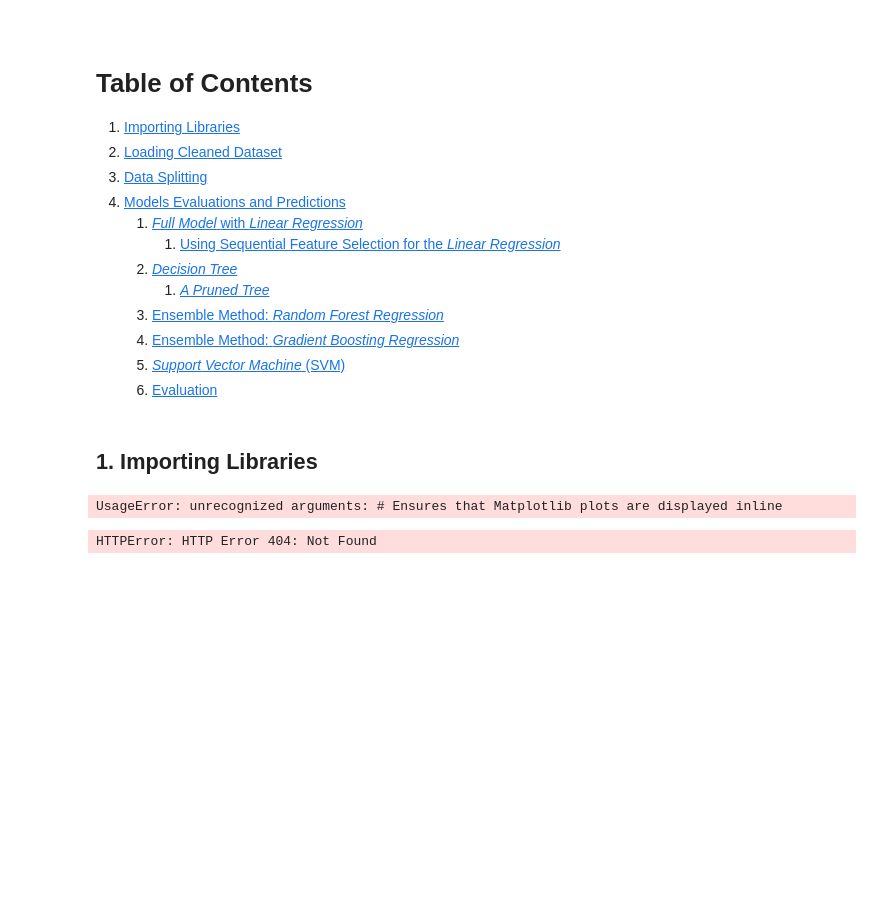
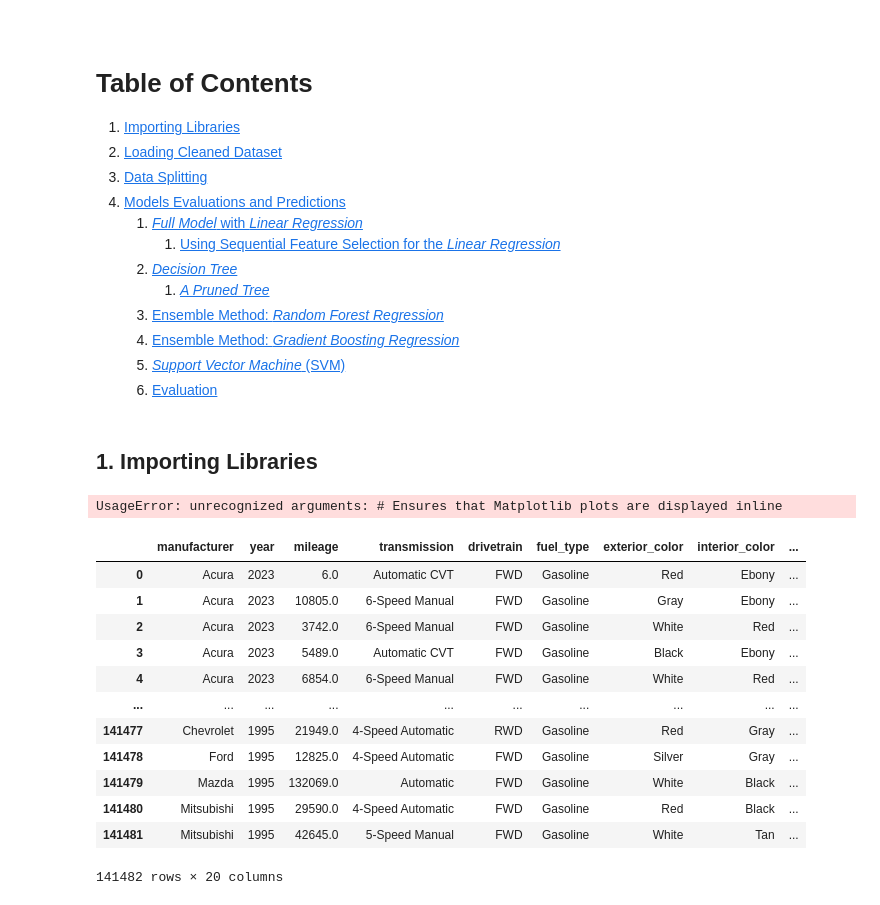
Before and after one commit to syl21b/Car-Price-Prediction, a Jupyter notebook: Car Price Prediction Model.ipynb, the cells around one changed output. Cells and saved outputs as stored; diff of their text form; code cells hidden in the pictures; blank space fills up the shorter version.

```diff
--- a/Car Price Prediction Model.ipynb
+++ b/Car Price Prediction Model.ipynb
@@ -50,12 +50,26 @@ UsageError: unrecognized arguments: # Ensures that Matplotlib plots are displaye
 
 
 # Define the URL of the CSV file on GitHub
-csv_url = "https://raw.githubusercontent.com/syl21b/Car-Price-Prediction/main/cleaned_data.csv?token=GHSAT0AAAAAACIQMGDUQEDEBWXNQO37GZHEZKFPEDA"
+csv_url = "https://raw.githubusercontent.com/syl21b/Car-Price-Prediction/main/cleaned_data.csv?token=GHSAT0AAAAAACIQMGDU6XOROEDEBWBVET54ZKFQFAA"
 
 # Read the CSV file into a DataFrame
 df = pd.read_csv(csv_url)
-# %% [output]
-HTTPError: HTTP Error 404: Not Found
+# %%
+df
+# %% [output]
+|  | manufacturer | year | mileage | transmission | drivetrain | fuel_type | exterior_color | interior_color | ... |
+| 0 | Acura | 2023 | 6.0 | Automatic CVT | FWD | Gasoline | Red | Ebony | ... |
+| 1 | Acura | 2023 | 10805.0 | 6-Speed Manual | FWD | Gasoline | Gray | Ebony | ... |
+| 2 | Acura | 2023 | 3742.0 | 6-Speed Manual | FWD | Gasoline | White | Red | ... |
+| 3 | Acura | 2023 | 5489.0 | Automatic CVT | FWD | Gasoline | Black | Ebony | ... |
+| 4 | Acura | 2023 | 6854.0 | 6-Speed Manual | FWD | Gasoline | White | Red | ... |
+| ... | ... | ... | ... | ... | ... | ... | ... | ... | ... |
+| 141477 | Chevrolet | 1995 | 21949.0 | 4-Speed Automatic | RWD | Gasoline | Red | Gray | ... |
+| 141478 | Ford | 1995 | 12825.0 | 4-Speed Automatic | FWD | Gasoline | Silver | Gray | ... |
+| 141479 | Mazda | 1995 | 132069.0 | Automatic | FWD | Gasoline | White | Black | ... |
+| 141480 | Mitsubishi | 1995 | 29590.0 | 4-Speed Automatic | FWD | Gasoline | Red | Black | ... |
+| 141481 | Mitsubishi | 1995 | 42645.0 | 5-Speed Manual | FWD | Gasoline | White | Tan | ... |
+141482 rows × 20 columns
 # %%
 cat_columns= df.select_dtypes(include=['object']).columns.tolist()
 cat_columns
```
Also changed, not shown: parts of 16 cells of this notebook.
